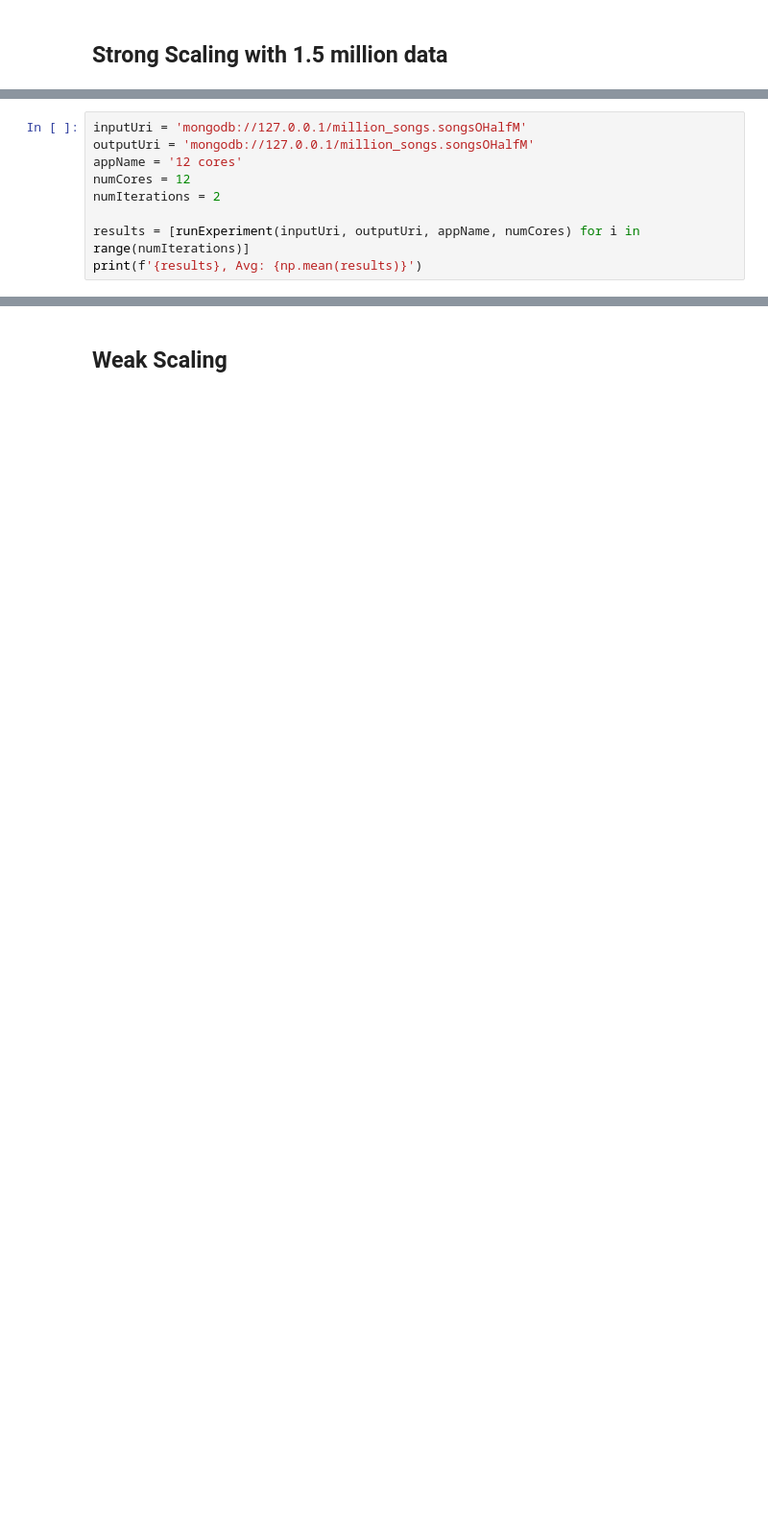
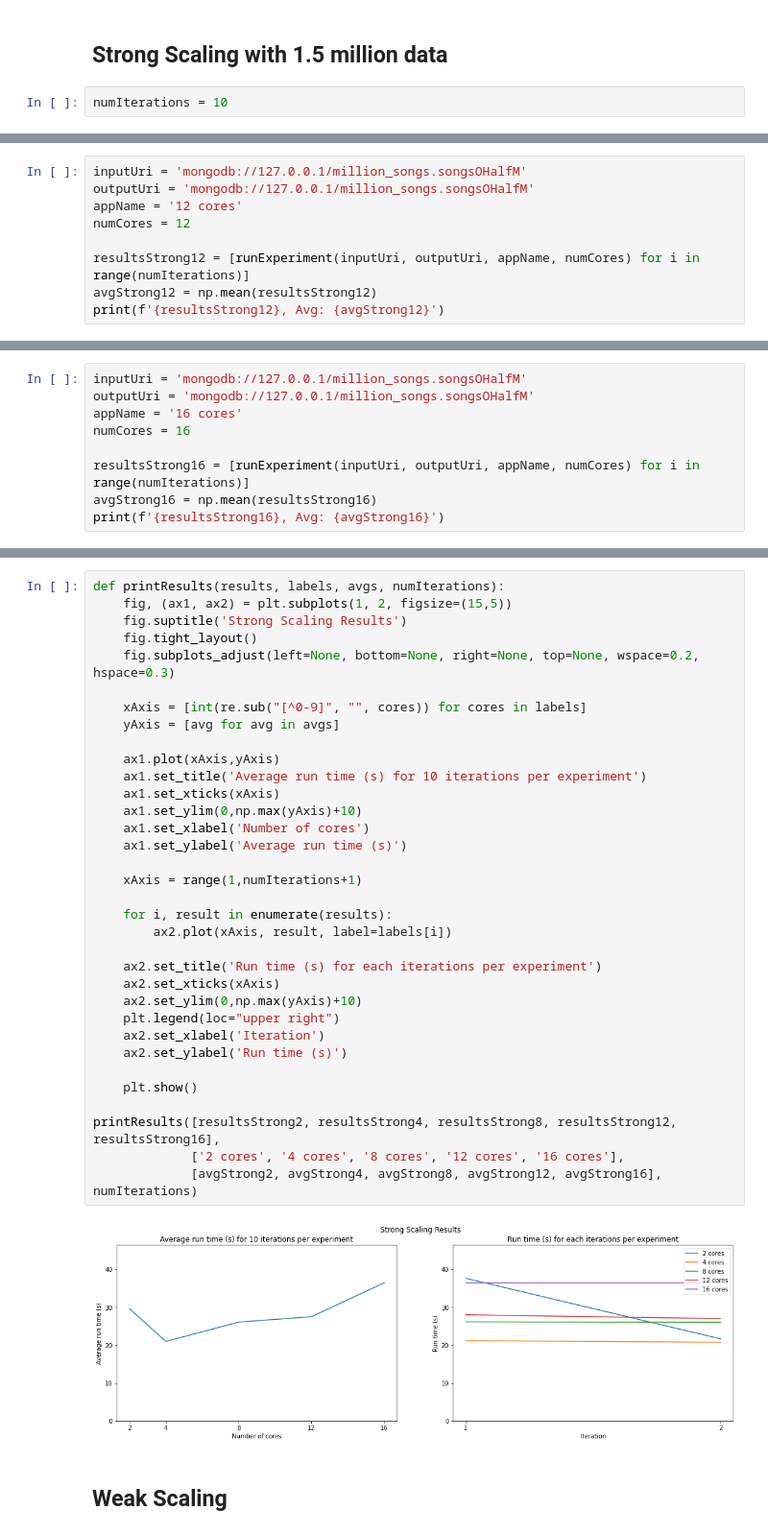
Before and after one commit to manelpk/DE1_Project, a Jupyter notebook: g16_experiments.ipynb, the cells around one changed output, grey strips where cells are left out. Shown at 96% size. Cells and saved outputs as stored; diff of their text form; blank space fills up the shorter version.

Commit message:
g16_experiments template 100% done

```diff
--- a/g16_experiments.ipynb
+++ b/g16_experiments.ipynb
@@ -50,4 +51,6 @@ def runExperiment(inputUri, outputUri, appName, numCores):
     return duration
 # %% [markdown]
 ## Strong Scaling with 1.5 million data
+# %%
+numIterations = 10
 # %% [markdown]
@@ -114,8 +105,8 @@ inputUri = 'mongodb://127.0.0.1/million_songs.songsOHalfM'
 outputUri = 'mongodb://127.0.0.1/million_songs.songsOHalfM'
 appName = '12 cores'
 numCores = 12
-numIterations = 2
 
-results = [runExperiment(inputUri, outputUri, appName, numCores) for i in range(numIterations)]
-print(f'{results}, Avg: {np.mean(results)}')
+resultsStrong12 = [runExperiment(inputUri, outputUri, appName, numCores) for i in range(numIterations)]
+avgStrong12 = np.mean(resultsStrong12)
+print(f'{resultsStrong12}, Avg: {avgStrong12}')
 # %% [output]
@@ -124,0 +118,9 @@ NameError: name 'np' is not defined
+# %%
+inputUri = 'mongodb://127.0.0.1/million_songs.songsOHalfM'
+outputUri = 'mongodb://127.0.0.1/million_songs.songsOHalfM'
+appName = '16 cores'
+numCores = 16
+
+resultsStrong16 = [runExperiment(inputUri, outputUri, appName, numCores) for i in range(numIterations)]
+avgStrong16 = np.mean(resultsStrong16)
+print(f'{resultsStrong16}, Avg: {avgStrong16}')
@@ -125,2 +133,38 @@ NameError: name 'np' is not defined
+# %%
+def printResults(results, labels, avgs, numIterations):
+    fig, (ax1, ax2) = plt.subplots(1, 2, figsize=(15,5))
+    fig.suptitle('Strong Scaling Results')
+    fig.tight_layout()
+    fig.subplots_adjust(left=None, bottom=None, right=None, top=None, wspace=0.2, hspace=0.3)
+
+    xAxis = [int(re.sub("[^0-9]", "", cores)) for cores in labels]
+    yAxis = [avg for avg in avgs]
+
+    ax1.plot(xAxis,yAxis)
+    ax1.set_title('Average run time (s) for 10 iterations per experiment')
+    ax1.set_xticks(xAxis)
+    ax1.set_ylim(0,np.max(yAxis)+10)
+    ax1.set_xlabel('Number of cores')
+    ax1.set_ylabel('Average run time (s)')
+
+    xAxis = range(1,numIterations+1)
+
+    for i, result in enumerate(results):
+        ax2.plot(xAxis, result, label=labels[i])
+
+    ax2.set_title('Run time (s) for each iterations per experiment')
+    ax2.set_xticks(xAxis)
+    ax2.set_ylim(0,np.max(yAxis)+10)
+    plt.legend(loc="upper right")
+    ax2.set_xlabel('Iteration')
+    ax2.set_ylabel('Run time (s)')
+
+    plt.show()
+
+printResults([resultsStrong2, resultsStrong4, resultsStrong8, resultsStrong12, resultsStrong16],
+             ['2 cores', '4 cores', '8 cores', '12 cores', '16 cores'],
+             [avgStrong2, avgStrong4, avgStrong8, avgStrong12, avgStrong16], numIterations)
+# %% [output]
+[figure, added]
 # %% [markdown]
 ## Weak Scaling
```
Also changed, not shown: parts of 24 cells of this notebook.
